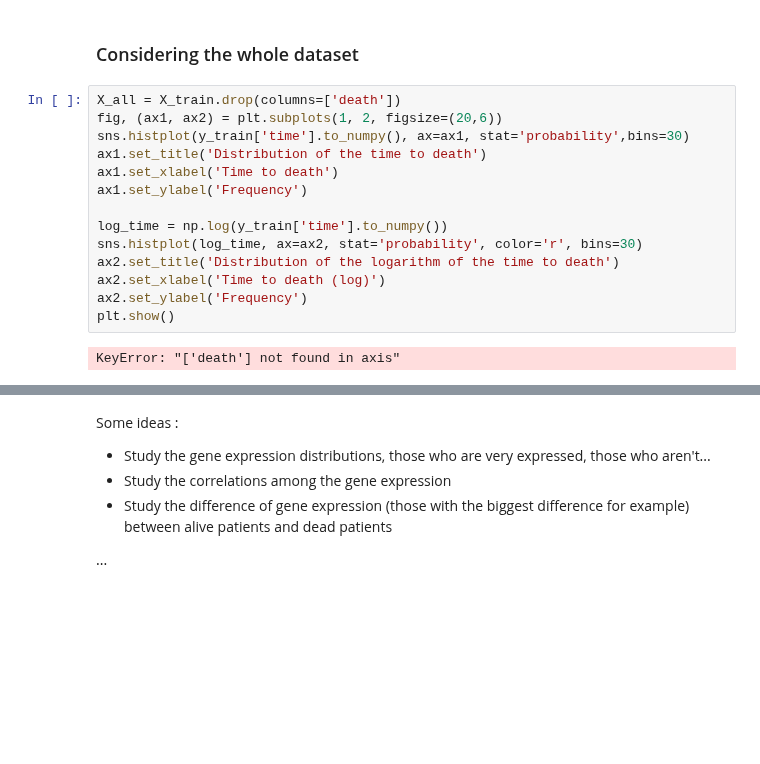
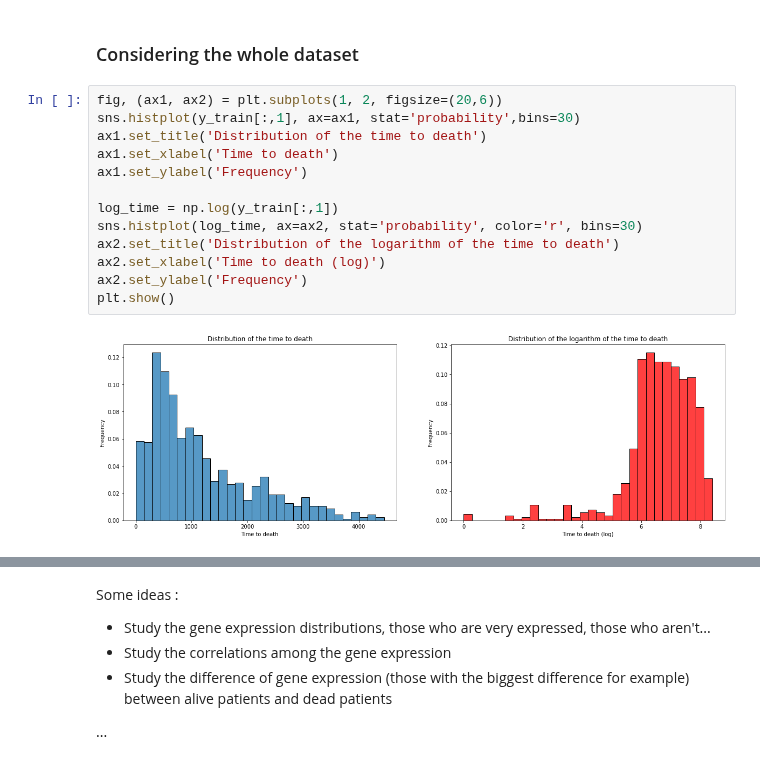
Before and after one commit to StephaneBereux/Cancer-survival-challenge, a Jupyter notebook: starting_kit.ipynb, the cells around one changed output, grey strips where cells are left out. Saved outputs shown, nothing was run; the diff lists cells and outputs as text; blank space fills up the shorter version.

```diff
--- a/starting_kit.ipynb
+++ b/starting_kit.ipynb
@@ -312,21 +302,20 @@ plt.show()
 # %% [markdown]
 ### Considering the whole dataset
 # %%
-X_all = X_train.drop(columns=['death'])
 fig, (ax1, ax2) = plt.subplots(1, 2, figsize=(20,6))
-sns.histplot(y_train['time'].to_numpy(), ax=ax1, stat='probability',bins=30)
+sns.histplot(y_train[:,1], ax=ax1, stat='probability',bins=30)
 ax1.set_title('Distribution of the time to death')
 ax1.set_xlabel('Time to death')
 ax1.set_ylabel('Frequency')
 
-log_time = np.log(y_train['time'].to_numpy())
+log_time = np.log(y_train[:,1])
 sns.histplot(log_time, ax=ax2, stat='probability', color='r', bins=30)
 ax2.set_title('Distribution of the logarithm of the time to death')
 ax2.set_xlabel('Time to death (log)')
 ax2.set_ylabel('Frequency')
 plt.show()
 # %% [output]
-KeyError: "['death'] not found in axis"
+[figure, added]
 # %%
 df_log_time = pd.Series(log_time)
 
```
Also changed, not shown: parts of 19 cells of this notebook.
